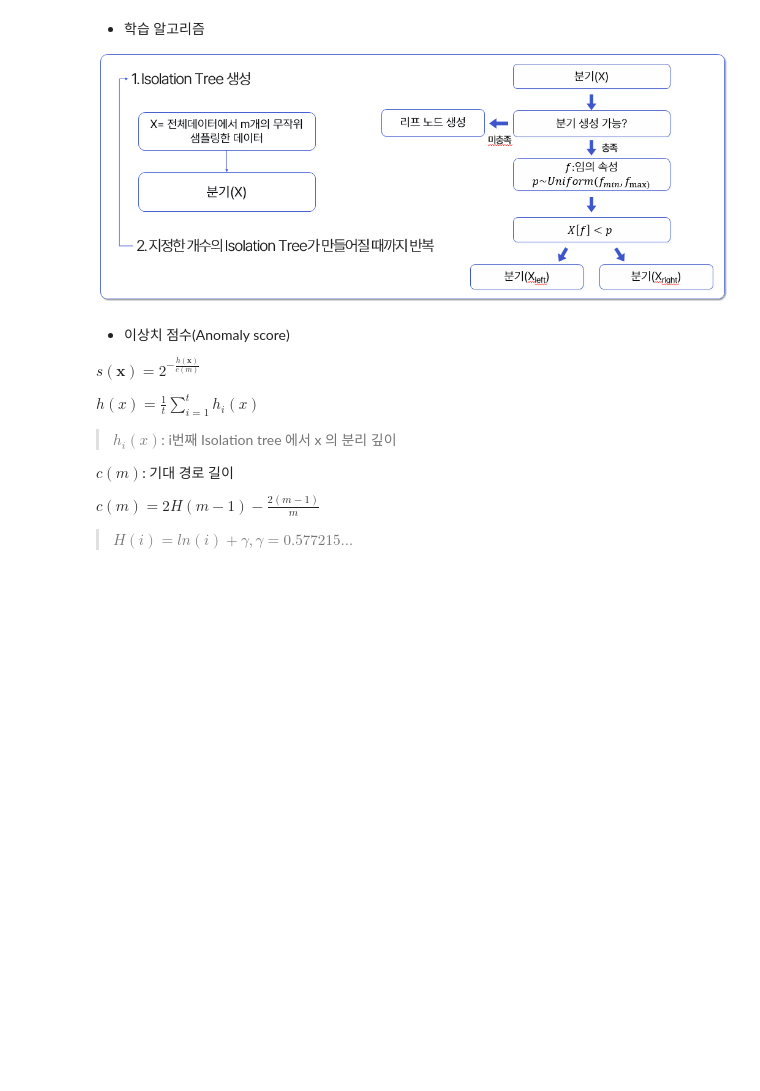
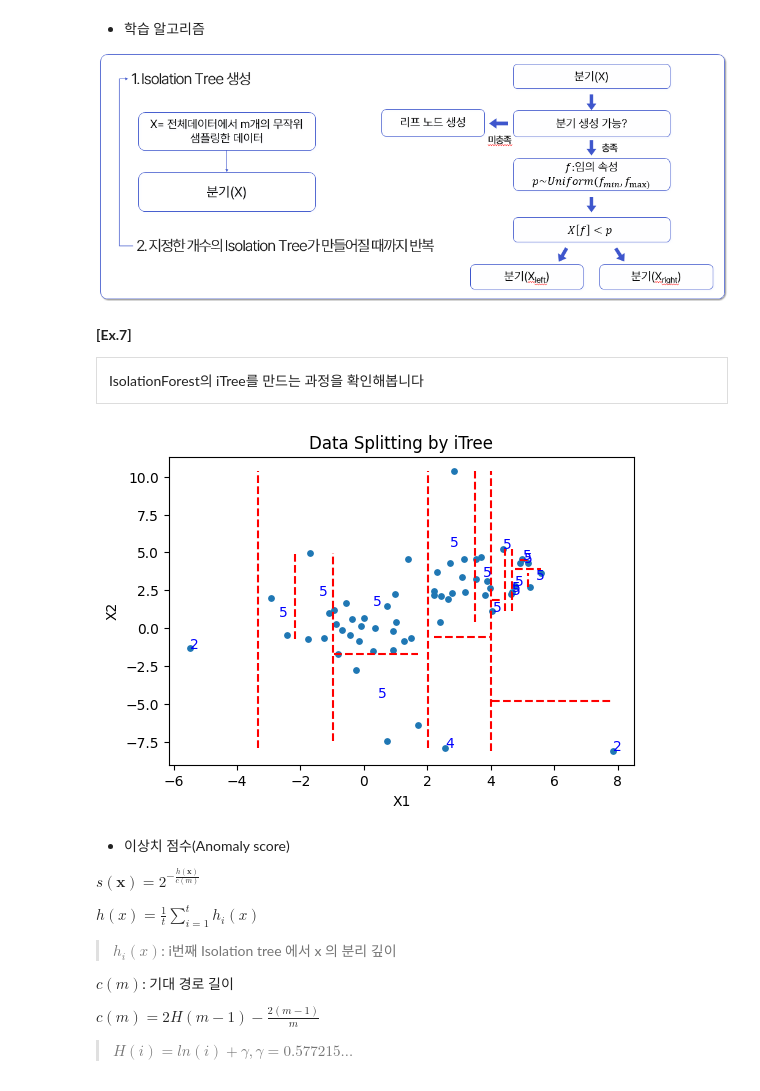
Before and after one commit to sunkusun9/DS_Lv3_elearning, a Jupyter notebook: 1-2 데이터의 정제.ipynb, the cells around one changed output. Drawn from its saved outputs; the diff is of its cells as text; code cells hidden in the pictures; blank space fills up the shorter version.

```diff
--- a/1-2 데이터의 정제.ipynb
+++ b/1-2 데이터의 정제.ipynb
@@ -195,6 +525,69 @@ $𝐿𝑂𝐹_𝑘(𝐱)=\frac{1}{|𝑁_𝑘(𝐱)|}\sum_{𝐨∈𝑁_𝑘(𝐱)
 - 학습 알고리즘
 
 ![image.png](embedded-picture-1)
+# %% [markdown]
+**[Ex.7]**
+
+<div style="border: 1px solid #ddd; padding: 12px; margin-top: 10px;">
+IsolationForest의 iTree를 만드는 과정을 확인해봅니다
+</div>
+# %%
+from matplotlib.lines import Line2D
+from sklearn.datasets import make_blobs
+
+X, y = make_blobs(n_samples=[25, 25, 10], centers=[[0, 0], [3.5, 3.5], [0, 0]], cluster_std=[1, 1, 4], random_state=123)
+
+def recursive_split(X, depth=0, max_depth=3, ax=None):
+    # 최대 깊이 도달 하거나, 데이터가 하나만 남으면 종료 시킵니다.
+    if depth >= max_depth or len(X) <= 1:
+        if ax is not None:
+            ax.text(
+                (X[:, 0].min() + X[:, 0].max()) *0.5,
+                (X[:, 1].min() + X[:, 1].max()) *0.5, str(depth), color='blue'
+            )
+        return
+
+    split_targets = list()
+    # X1, X2 두 개의 변수만을 고려합니다.
+    for i in range(2):
+        mn, mx = X[:, i].min(), X[:, i].max()
+        # 유일값이 아닐 경우 분기 시킵니다.
+        if mn < mx:
+            split_targets.append((i, mn, mx))
+    # 분기할 변수가 없으면 종료합니다.
+    if len(split_targets) == 0:
+        ax.text(
+            (X[:, 0].min() + X[:, 0].max()) *0.5,
+            (X[:, 1].min() + X[:, 1].max()) *0.5, str(depth), color='blue'
+        )
+        return
+    split_target = split_targets[np.random.randint(0, len(split_targets), 1)[0]]
+    threshold = np.random.uniform(split_target[1], split_target[2])
+    idx = split_target[0]
+    # 데이터를 좌우측으로 분할합니다.
+    X_left,  X_right =  X[X[:, idx] < threshold], X[X[:, idx] >= threshold]
+    if ax != None:
+        if idx == 0:
+            ax.add_line(Line2D((threshold, threshold), (X[:, 1].min(), X[:, 1].max()), color='r', linestyle='--'))
+        else:
+            ax.add_line(Line2D((X[:, 0].min(), X[:, 0].max()), (threshold, threshold), color='r', linestyle='--'))
+
+    # 왼쪽과 오른쪽 데이터에 대해 재귀적으로 분할합니다.
+    recursive_split(X_left, depth + 1, max_depth, ax)
+    recursive_split(X_right, depth + 1, max_depth, ax)
+
+plt.figure(figsize=(6, 4))
+np.random.seed(123)
+# 재귀적으로 데이터 분할 및 시각화
+recursive_split(X, max_depth=5, ax = plt.gca())
+
+plt.scatter(X[:, 0], X[:, 1], s=15)
+plt.xlabel('X1')
+plt.ylabel('X2')
+plt.title('Data Splitting by iTree')
+plt.show()
+# %% [output]
+[figure, added]
 # %% [markdown]
 - 이상치 점수(Anomaly score)
 
```
Also changed, not shown: parts of 40 cells of this notebook, 2 other files.
